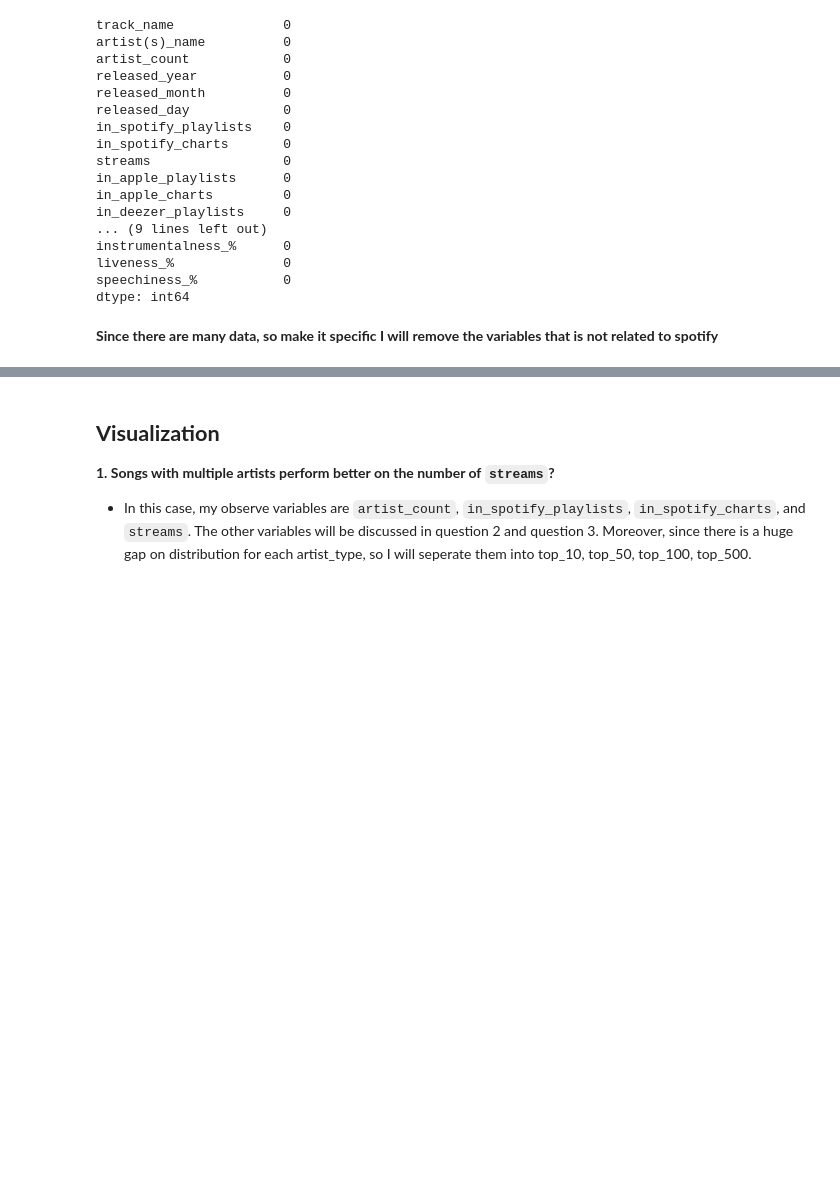
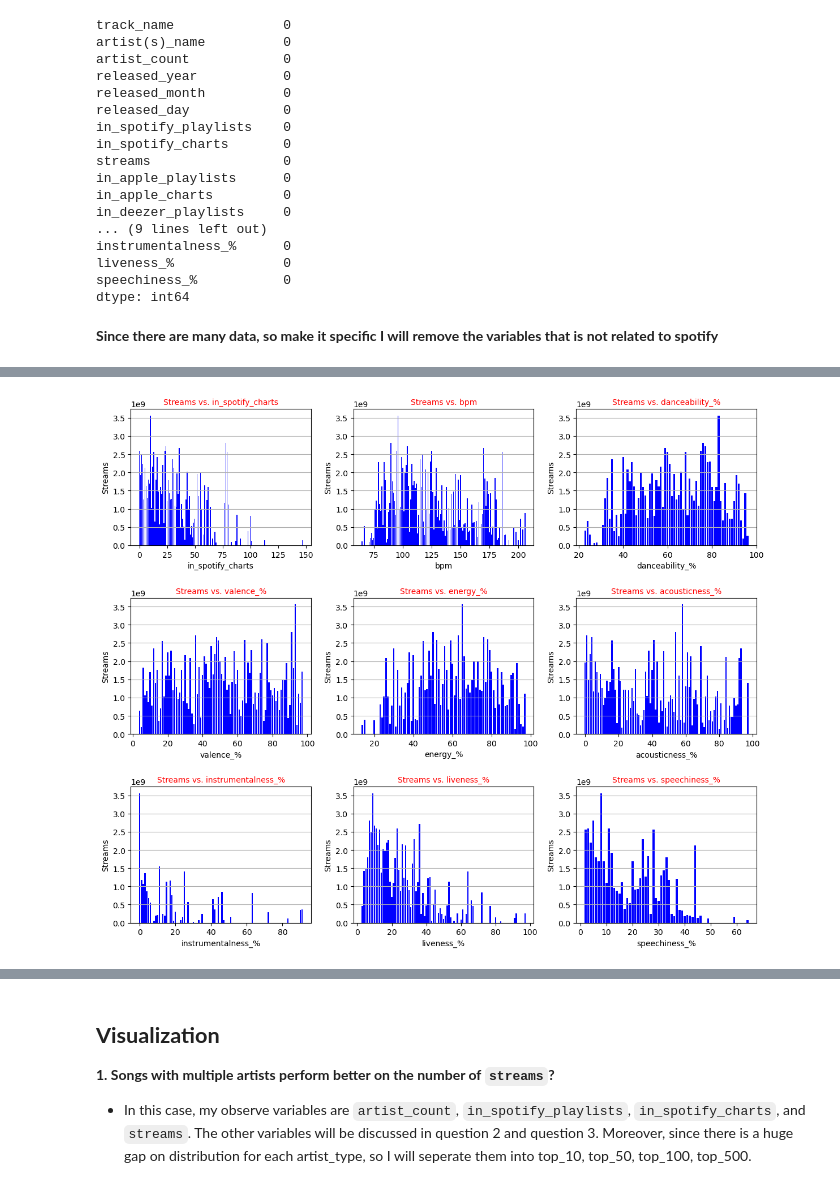
Before and after one commit to low122/Spotify-music-trend, a Jupyter notebook: spotifyAnalysis.ipynb, the cells around one changed output, grey strips where cells are left out. Drawn from its saved outputs; the diff is of its cells as text; code cells hidden in the pictures; blank space fills up the shorter version.

```diff
--- a/spotifyAnalysis.ipynb
+++ b/spotifyAnalysis.ipynb
@@ -250,0 +326,20 @@ new_spotify_data.drop(['artist_count'], axis = 1, inplace = True)
+# %%
+column_needed = ['in_spotify_charts', 'bpm', 'danceability_%', 'valence_%', 'energy_%', 'acousticness_%', 'instrumentalness_%',
+               'liveness_%', 'speechiness_%']
+
+fig, axes = plt.subplots(3, 3, figsize = (12, 10))
+
+axes = axes.flatten()
+
+for i, col in enumerate(column_needed):
+    plt.sca(axes[i])
+    plt.bar(new_spotify_data[col], new_spotify_data['streams'], color='blue')
+    plt.xlabel(col)
+    plt.ylabel('Streams')
+    plt.title(f'Streams vs. {col}', fontsize=10, color = 'red')
+    plt.grid(axis='y')
+
+plt.tight_layout()
+plt.show()
+# %% [output]
+[figure, added]
```
Also changed, not shown: parts of 26 cells of this notebook.
